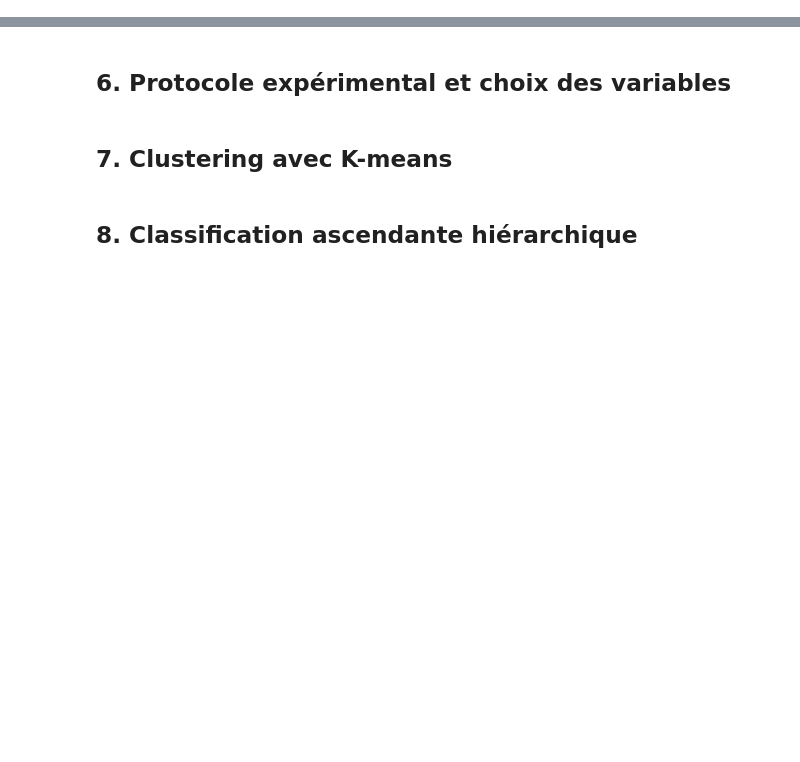
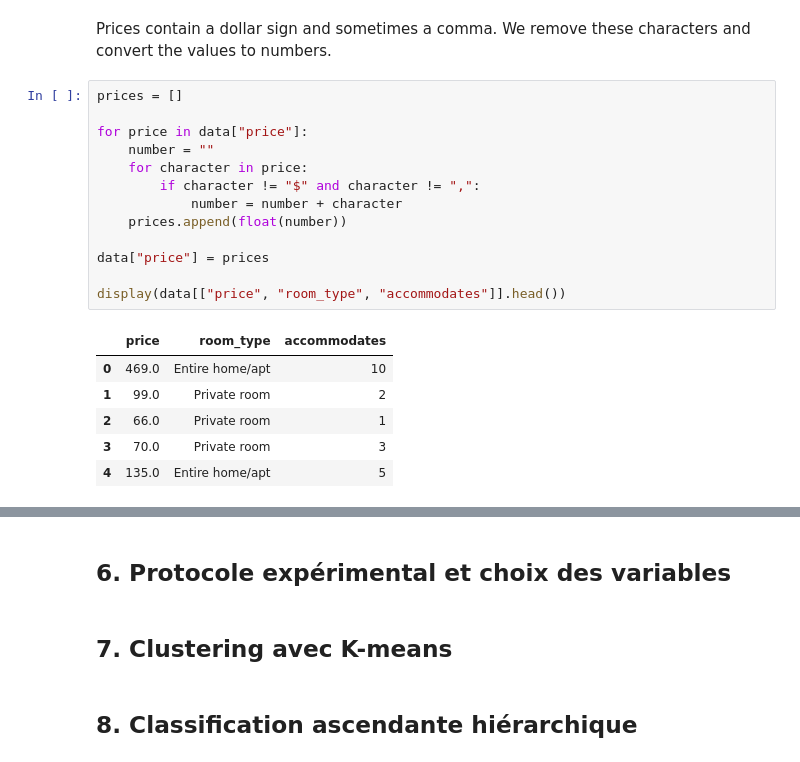
Before and after one commit to gwendal-lvl/toronto-airbnb-ml, a Jupyter notebook: Projet_ML_Airbnb_Toronto.ipynb, the cells around one changed output, grey strips where cells are left out. Drawn from its saved outputs; the diff is of its cells as text; blank space fills up the shorter version.

```diff
--- a/Projet_ML_Airbnb_Toronto.ipynb
+++ b/Projet_ML_Airbnb_Toronto.ipynb
@@ -18,0 +117,22 @@
+# %% [markdown]
+Prices contain a dollar sign and sometimes a comma. We remove these characters and convert the values to numbers.
+# %%
+prices = []
+
+for price in data["price"]:
+    number = ""
+    for character in price:
+        if character != "$" and character != ",":
+            number = number + character
+    prices.append(float(number))
+
+data["price"] = prices
+
+display(data[["price", "room_type", "accommodates"]].head())
+# %% [output]
+|  | price | room_type | accommodates |
+| 0 | 469.0 | Entire home/apt | 10 |
+| 1 | 99.0 | Private room | 2 |
+| 2 | 66.0 | Private room | 1 |
+| 3 | 70.0 | Private room | 3 |
+| 4 | 135.0 | Entire home/apt | 5 |
```
Also changed, not shown: parts of 31 cells of this notebook.
